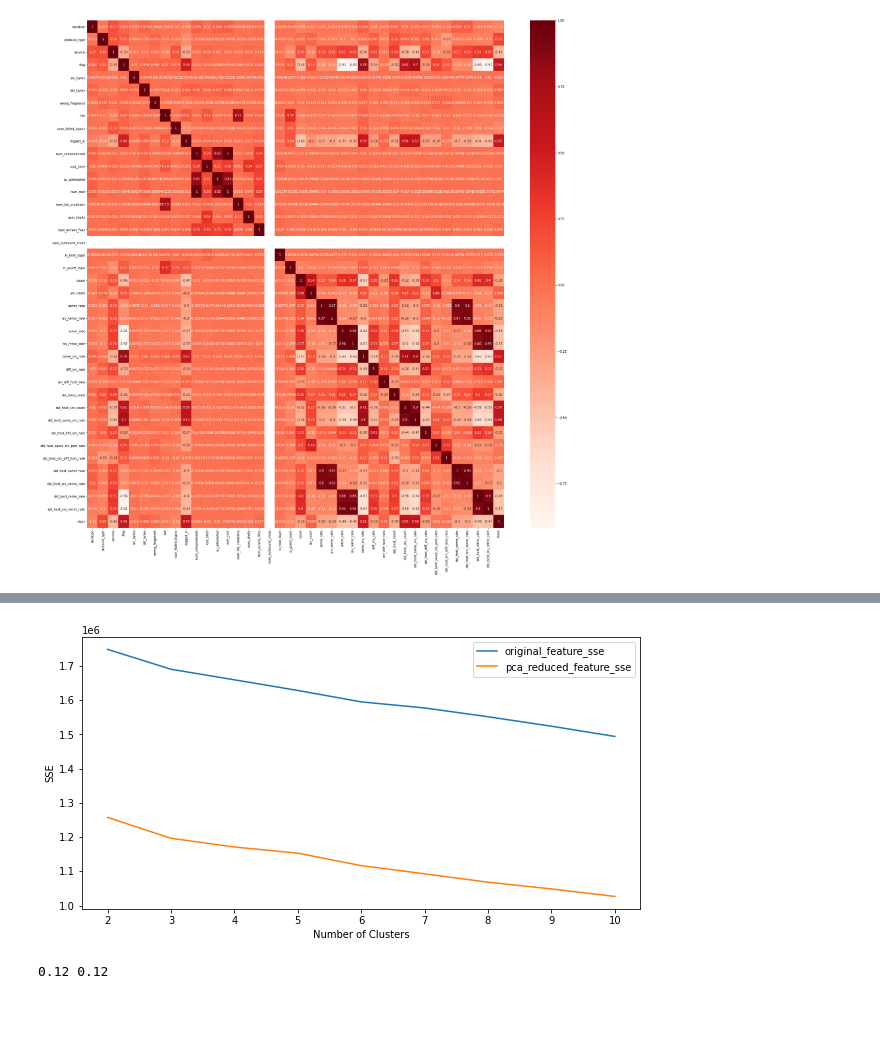
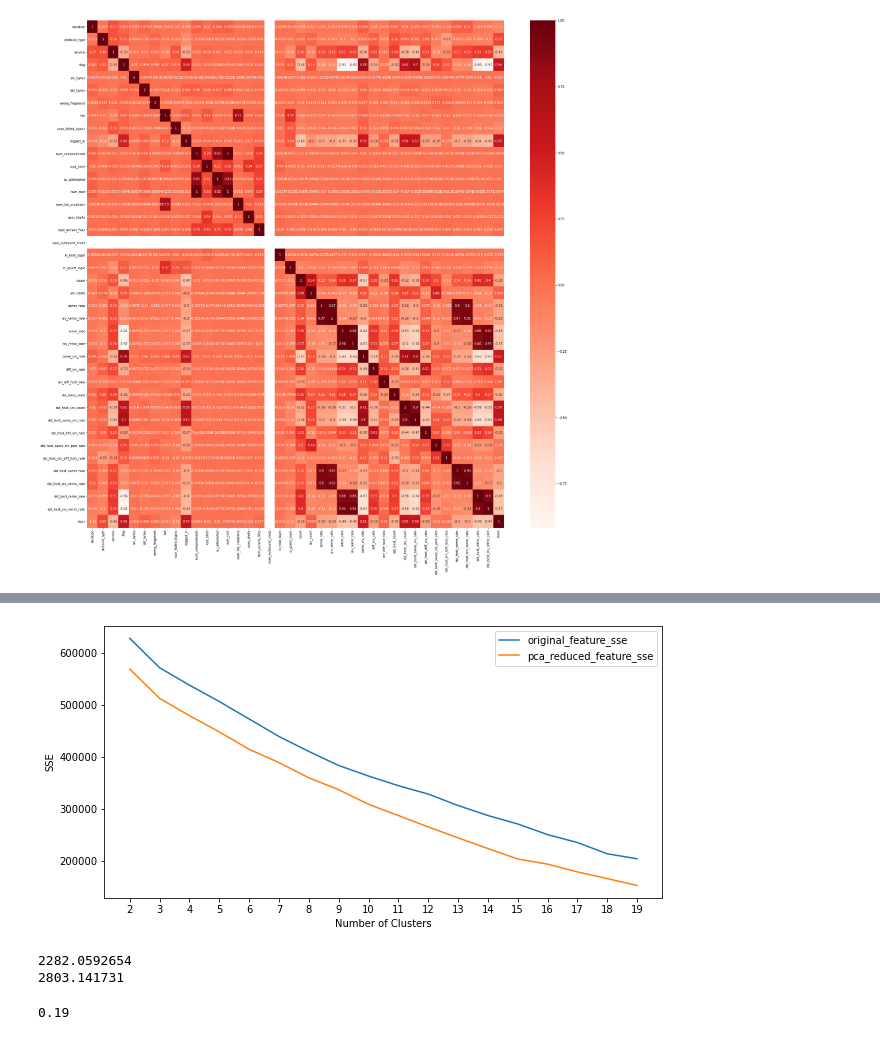
Before and after one commit to shivabansal1046/BITSAssignments, a Jupyter notebook: IDS_Assignment1/Network profiling.ipynb, the cells around one changed output, grey strips where cells are left out. Saved outputs shown, nothing was run; the diff lists cells and outputs as text; code cells hidden in the pictures; blank space fills up the shorter version.

```diff
--- a/IDS_Assignment1/Network profiling.ipynb
+++ b/IDS_Assignment1/Network profiling.ipynb
@@ -217,3 +235,2 @@ Series([], dtype: float64)
 # %%
-data = data.drop(['num_compromised', 'srv_rerror_rate',
-           'srv_serror_rate', 'dst_host_srv_serror_rate', 'dst_host_srv_rerror_rate'], axis=1)
+data = data.drop(['num_compromised', 'srv_serror_rate', 'dst_host_srv_serror_rate'], axis=1)
@@ -288,15 +278,15 @@ for i in data.columns:
 # %%
-## One hot encoding
 def encode_and_bind(original_dataframe, feature_to_encode):
     dummies = pd.get_dummies(original_dataframe[[feature_to_encode]], drop_first= True)
     res = pd.concat([original_dataframe, dummies], axis=1)
     res = res.drop([feature_to_encode], axis=1)
     return(res)
 
-features_to_encode = cardinality_info.col_name.unique()
+features_to_encode = ['flag', 'is_guest_login', 'is_host_login', 'protocol_type', 'root_shell',
+ 'su_attempted', 'wrong_fragment', 'service', 'hot', 'logged_in']
 
 for feature in features_to_encode:
-    clean_df = encode_and_bind(clean_df, feature)
+    clean_df = encode_and_bind(data, feature)
 # %%
 clean_df
 # %% [output]
@@ -354,6 +344,6 @@ ax.grid()
 # %%
 from sklearn.decomposition import PCA
-pca = PCA(n_components=50)
+pca = PCA(n_components=20)
 principalComponents = pca.fit_transform(x)
 principalDf = pd.DataFrame(data = principalComponents
              )
@@ -374,7 +371,7 @@ def k_means(df):
     sse = []
 
     # Notice you start at 2 clusters for silhouette coefficient
-    for k in range(2, 11):
+    for k in range(2, 20):
         kmeans = KMeans(n_clusters=k, **kmeans_kwargs)
         kmeans.fit(df)
         sse.append(kmeans.inertia_)
@@ -403,14 +405,14 @@ axes[1].legend()
 # %%
 plt.figure(figsize = (10,5))
-plt.plot(range(2, 11), original_featured_cluster[1], label = "original_feature_sse")
-plt.plot(range(2, 11), pca_reduced_features_cluster[1], label = "pca_reduced_feature_sse")
-plt.xticks(range(2, 11))
+plt.plot(range(2, 20), original_featured_cluster[1], label = "original_feature_sse")
+plt.plot(range(2, 20), pca_reduced_features_cluster[1], label = "pca_reduced_feature_sse")
+plt.xticks(range(2, 20))
 plt.legend()
 plt.xlabel("Number of Clusters")
 plt.ylabel("SSE")
 plt.show()
 # %% [output]
-[figure, old version]
+[figure, new version]
 # %%
 from sklearn.cluster import OPTICS
 def optics(df):
@@ -421,10 +423,16 @@ def optics(df):
 # %%
-original_featured_cluster = optics(x)
+import time
+print(time.perf_counter())
+#original_featured_cluster = optics(x)
 pca_reduced_features_cluster = optics(principalDf)
+print(time.perf_counter())
+# %% [output]
+2282.0592654
+2803.141731
 # %%
-print(original_featured_cluster[1], pca_reduced_features_cluster[1])
+print(pca_reduced_features_cluster[1])
 # %% [output]
-0.12 0.12
+0.19
 # %%
 original_featured_ari_kmeans = adjusted_rand_score(y.reshape(22544), original_featured_cluster[0].labels_)
 pca_reduced_features_cluster_ari_kmeans = adjusted_rand_score(y.reshape(22544), pca_reduced_features_cluster[0].labels_)
```
Also changed, not shown: parts of 23 cells of this notebook.
